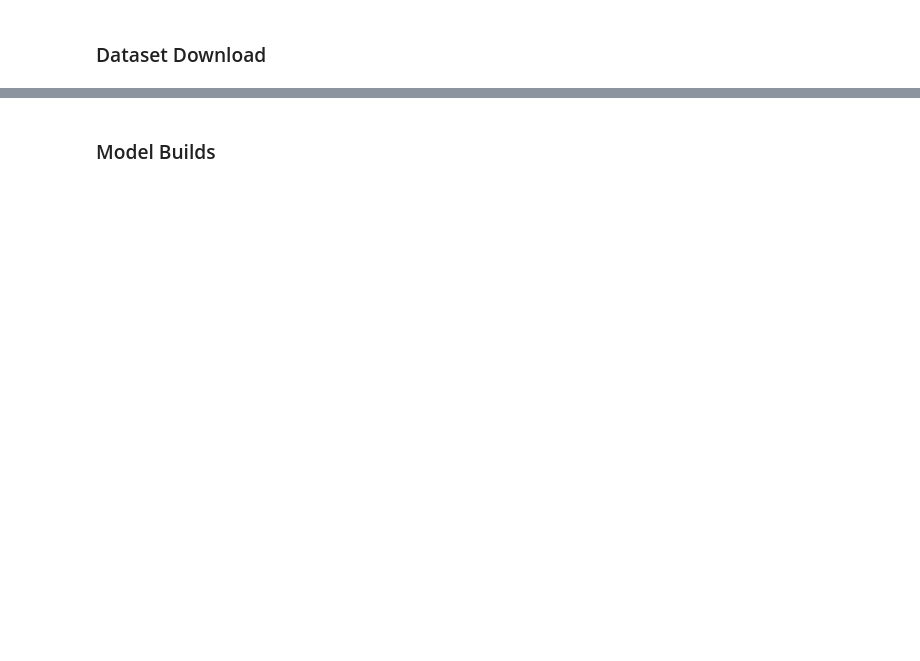
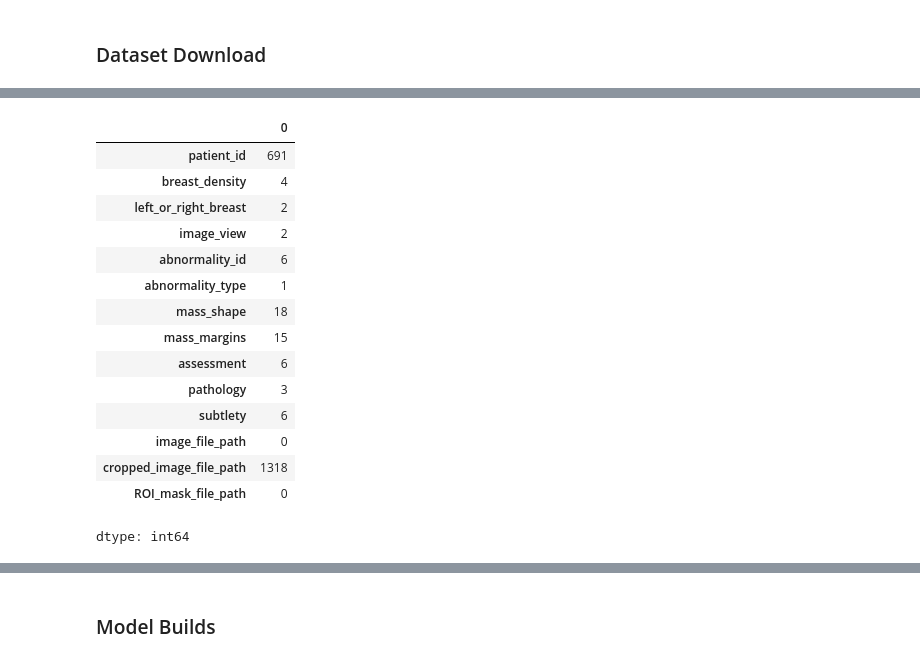
Before and after one commit to kiboiWanjohi/scotep-kenya, a Jupyter notebook: cnn/tf-lite.ipynb, the cells around one changed output, grey strips where cells are left out. Saved outputs shown, nothing was run; the diff lists cells and outputs as text; code cells hidden in the pictures; blank space fills up the shorter version.

Commit message:
Display, File_Paths

```diff
--- a/cnn/tf-lite.ipynb
+++ b/cnn/tf-lite.ipynb
@@ -61,6 +111,14 @@ calc_test = pd.read_csv('/kaggle/input/cbis-ddsm-breast-cancer-image-dataset/csv
 mass_train = pd.read_csv('/kaggle/input/cbis-ddsm-breast-cancer-image-dataset/csv/mass_case_description_train_set.csv')
 mass_test = pd.read_csv('/kaggle/input/cbis-ddsm-breast-cancer-image-dataset/csv/mass_case_description_test_set.csv')
 dicom_df = pd.read_csv('/kaggle/input/cbis-ddsm-breast-cancer-image-dataset/csv/dicom_info.csv')
+# %%
+# COLAB
+# Load Data
+calc_train = pd.read_csv('/content/csv/calc_case_description_train_set.csv')
+calc_test = pd.read_csv('/content/csv/calc_case_description_test_set.csv')
+mass_train = pd.read_csv('/content/csv/mass_case_description_train_set.csv')
+mass_test = pd.read_csv('/content/csv/mass_case_description_test_set.csv')
+dicom_df = pd.read_csv('/content/csv/dicom_info.csv')
 # %%
 def replace_path(sample, old_path, new_path):
     return sample.replace(old_path, new_path, regex=True)
@@ -181,5 +267,22 @@ mass_train.head(5)
 # %%
-mass_train.unique()
+mass_train.nunique()
+# %% [output]
+|  | 0 |
+| patient_id | 691 |
+| breast_density | 4 |
+| left_or_right_breast | 2 |
+| image_view | 2 |
+| abnormality_id | 6 |
+| abnormality_type | 1 |
+| mass_shape | 18 |
+| mass_margins | 15 |
+| assessment | 6 |
+| pathology | 3 |
+| subtlety | 6 |
+| image_file_path | 0 |
+| cropped_image_file_path | 1318 |
+| ROI_mask_file_path | 0 |
+dtype: int64
 # %%
 # fix image mass test
 fix_image_path(mass_test)
```
Also changed, not shown: parts of 19 cells of this notebook.
